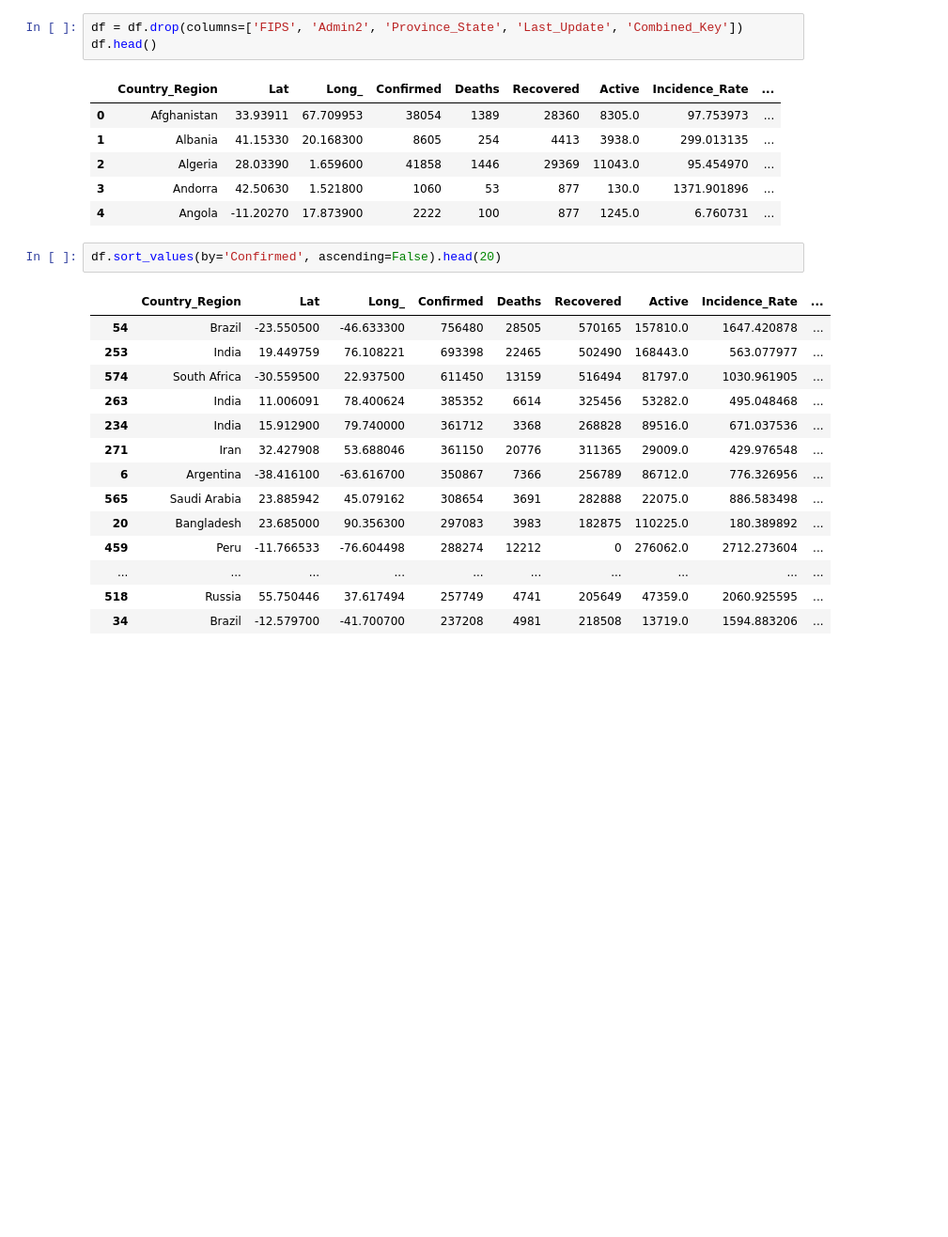
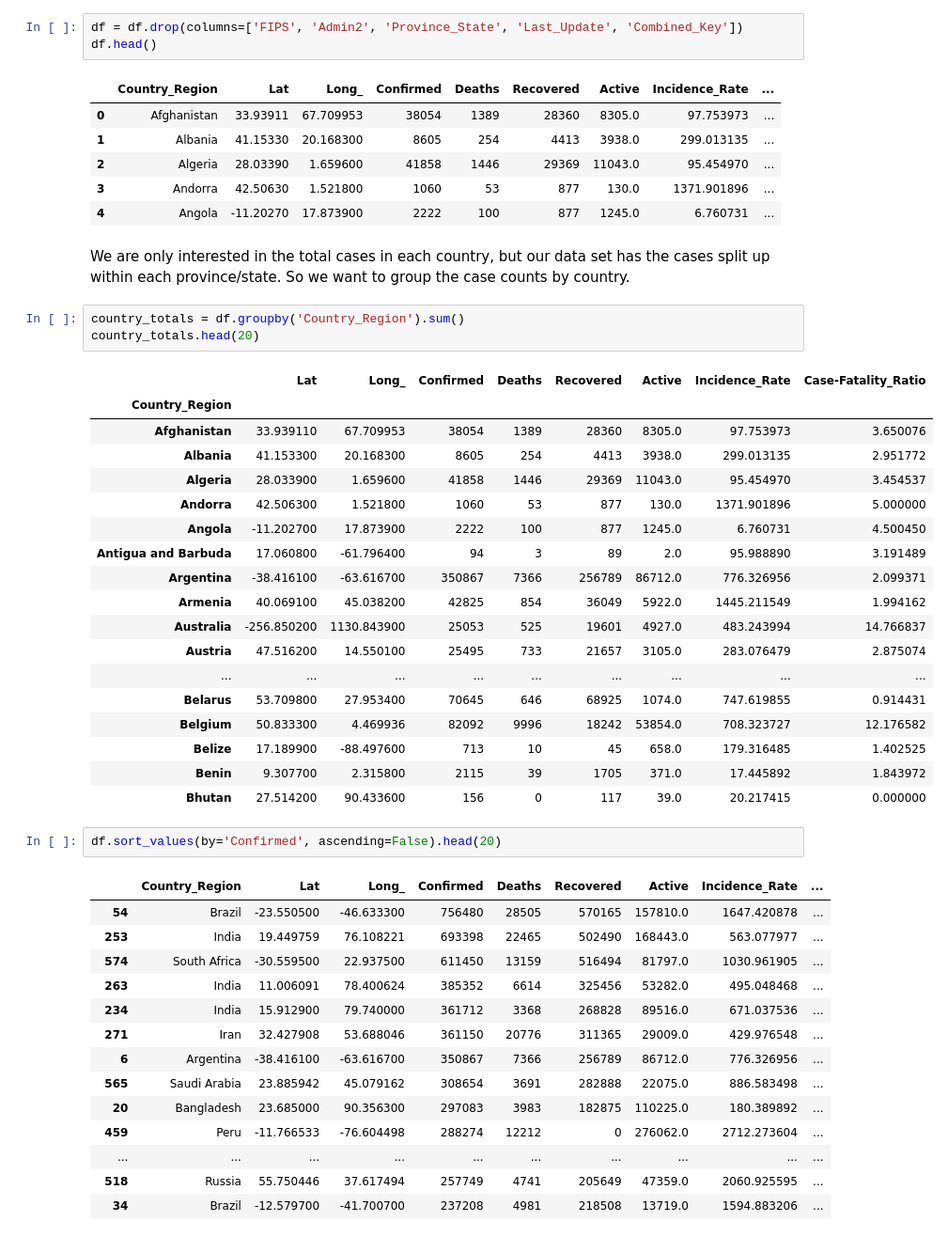
Before and after one commit to terrencekwon/data-science-portfolio, a Jupyter notebook: covid19_visualization.ipynb, the cells around one changed output. Shown: that part at 94% size. Saved outputs shown, nothing was run; the diff lists cells and outputs as text; blank space fills up the shorter version.

```diff
--- a/covid19_visualization.ipynb
+++ b/covid19_visualization.ipynb
@@ -49,6 +60,30 @@ df.head()
 | 2 | Algeria | 28.03390 | 1.659600 | 41858 | 1446 | 29369 | 11043.0 | 95.454970 | ... |
 | 3 | Andorra | 42.50630 | 1.521800 | 1060 | 53 | 877 | 130.0 | 1371.901896 | ... |
 | 4 | Angola | -11.20270 | 17.873900 | 2222 | 100 | 877 | 1245.0 | 6.760731 | ... |
+# %% [markdown]
+We are only interested in the total cases in each country, but our data set has the cases split up within each province/state. So we want to group the case counts by country.
+# %%
+country_totals = df.groupby('Country_Region').sum()
+country_totals.head(20)
+# %% [output]
+|  | Lat | Long_ | Confirmed | Deaths | Recovered | Active | Incidence_Rate | Case-Fatality_Ratio |
+| Country_Region |  |  |  |  |  |  |  |  |
+| Afghanistan | 33.939110 | 67.709953 | 38054 | 1389 | 28360 | 8305.0 | 97.753973 | 3.650076 |
+| Albania | 41.153300 | 20.168300 | 8605 | 254 | 4413 | 3938.0 | 299.013135 | 2.951772 |
+| Algeria | 28.033900 | 1.659600 | 41858 | 1446 | 29369 | 11043.0 | 95.454970 | 3.454537 |
+| Andorra | 42.506300 | 1.521800 | 1060 | 53 | 877 | 130.0 | 1371.901896 | 5.000000 |
+| Angola | -11.202700 | 17.873900 | 2222 | 100 | 877 | 1245.0 | 6.760731 | 4.500450 |
+| Antigua and Barbuda | 17.060800 | -61.796400 | 94 | 3 | 89 | 2.0 | 95.988890 | 3.191489 |
+| Argentina | -38.416100 | -63.616700 | 350867 | 7366 | 256789 | 86712.0 | 776.326956 | 2.099371 |
+| Armenia | 40.069100 | 45.038200 | 42825 | 854 | 36049 | 5922.0 | 1445.211549 | 1.994162 |
+| Australia | -256.850200 | 1130.843900 | 25053 | 525 | 19601 | 4927.0 | 483.243994 | 14.766837 |
+| Austria | 47.516200 | 14.550100 | 25495 | 733 | 21657 | 3105.0 | 283.076479 | 2.875074 |
+| ... | ... | ... | ... | ... | ... | ... | ... | ... |
+| Belarus | 53.709800 | 27.953400 | 70645 | 646 | 68925 | 1074.0 | 747.619855 | 0.914431 |
+| Belgium | 50.833300 | 4.469936 | 82092 | 9996 | 18242 | 53854.0 | 708.323727 | 12.176582 |
+| Belize | 17.189900 | -88.497600 | 713 | 10 | 45 | 658.0 | 179.316485 | 1.402525 |
+| Benin | 9.307700 | 2.315800 | 2115 | 39 | 1705 | 371.0 | 17.445892 | 1.843972 |
+| Bhutan | 27.514200 | 90.433600 | 156 | 0 | 117 | 39.0 | 20.217415 | 0.000000 |
 # %%
 df.sort_values(by='Confirmed', ascending=False).head(20)
 # %% [output]
```
Also changed, not shown: parts of 1 cell of this notebook.
